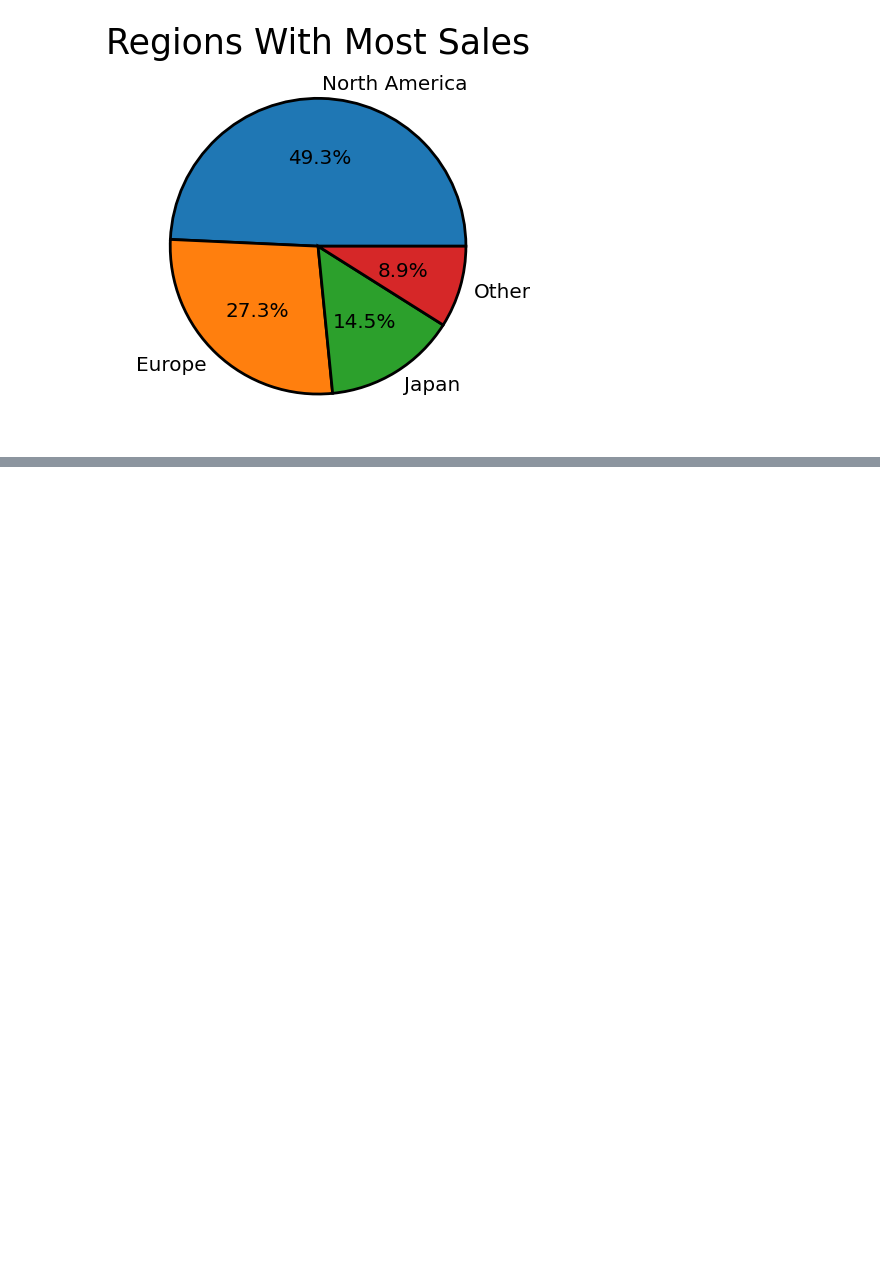
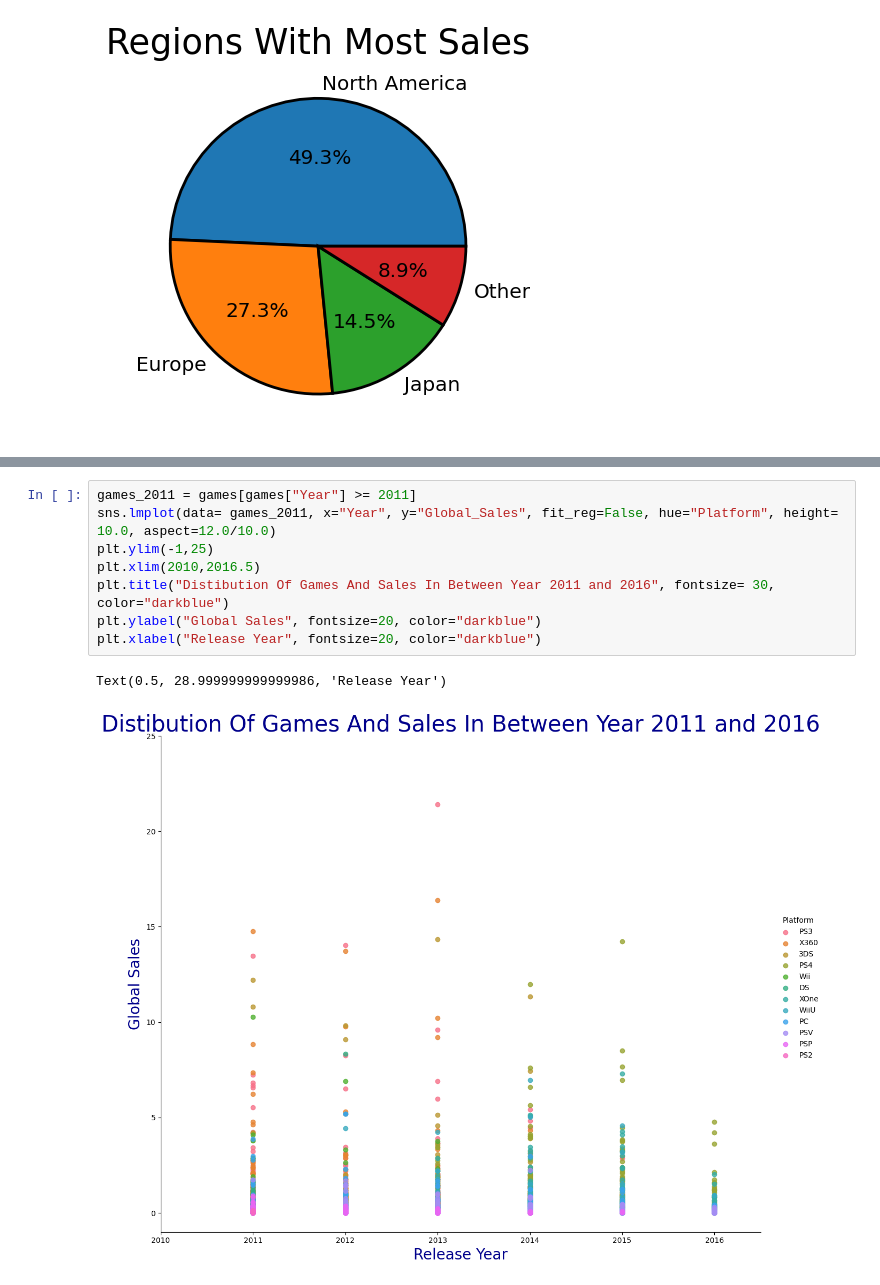
Before and after one commit to Yorrii/MSW, a Jupyter notebook: MSW_2.ipynb, the cells around one changed output, grey strips where cells are left out. Cells and saved outputs as stored; diff of their text form; blank space fills up the shorter version.

Commit message:
Adding plots
Adding two graphs to total of five, graphs added are lmplots one solo and one as a grid with multiple lmplots in it

```diff
--- a/MSW_2.ipynb
+++ b/MSW_2.ipynb
@@ -37,3 +37,14 @@ plt.title("Number Of Games Released Each Year", fontsize= 40, color="blue")
 p = plt.xticks(rotation = 45)
 # %% [output]
 [figure]
+# %%
+games_2011 = games[games["Year"] >= 2011]
+sns.lmplot(data= games_2011, x="Year", y="Global_Sales", fit_reg=False, hue="Platform", height= 10.0, aspect=12.0/10.0)
+plt.ylim(-1,25)
+plt.xlim(2010,2016.5)
+plt.title("Distibution Of Games And Sales In Between Year 2011 and 2016", fontsize= 30, color="darkblue")
+plt.ylabel("Global Sales", fontsize=20, color="darkblue")
+plt.xlabel("Release Year", fontsize=20, color="darkblue")
+# %% [output]
+Text(0.5, 28.999999999999986, 'Release Year')
+[figure, added]
```
Also changed, not shown: parts of 2 cells of this notebook.
